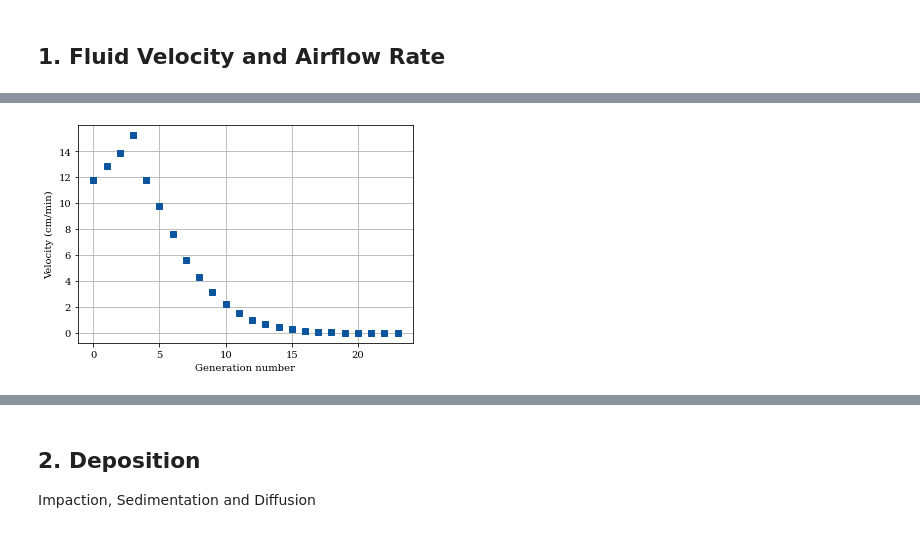
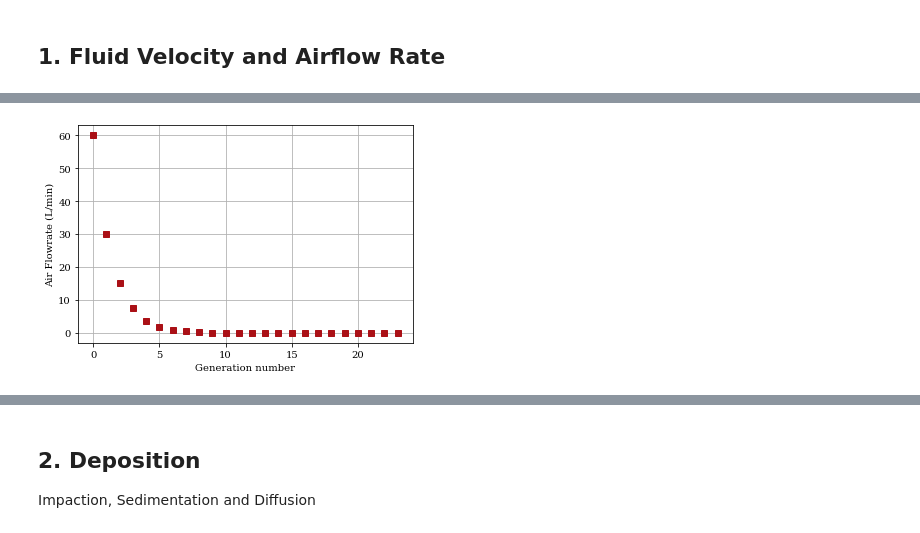
Before and after one commit to ManuelCarrascoY/MEC-BIO586, a Jupyter notebook: COVID Respiratory Modeling/COVID Modeling_Manuelv2.ipynb, the cells around one changed output, grey strips where cells are left out. Saved outputs shown, nothing was run; the diff lists cells and outputs as text; code cells hidden in the pictures.

```diff
--- a/COVID Respiratory Modeling/COVID Modeling_Manuelv2.ipynb
+++ b/COVID Respiratory Modeling/COVID Modeling_Manuelv2.ipynb
@@ -56,8 +56,13 @@ final_generation = 23
 lengths = np.array([12, 4.76, 1.9, 1.76, 1.27, 1.07, 0.9, 0.76, 0.64, 0.54, 0.46, 0.39, 0.33, 0.27, 0.23, 0.2, 0.165, 0.14, 0.12, 0.099, 0.083, 0.07, 0.059, 0.05])
 diameters = np.array([1.8, 1.22, 0.83, 0.56, 0.45, 0.35, 0.28, 0.23, 0.186, 0.154, 0.13, 0.109, 0.095, 0.082, 0.074, 0.061, 0.06, 0.054, 0.05, 0.047, 0.045, 0.043, 0.041, 0.04])
 
-lengths_SI = [0.01*element for element in lengths]
-diameters_SI = [0.01*element for element in diameters]
+lengths_SI = [0.01*element for element in lengths] #in m
+diameters_SI = [0.01*element for element in diameters] #in m
+
+airway_depth = np.zeros(final_generation+1) #in cm
+airway_depth[0]
+for i in range(1,final_generation+1):
+    airway_depth[i] = lengths[i-1] + airway_depth[i-1]
 # %% [markdown]
 ## 1. Fluid Velocity and Airflow Rate
 # %%
@@ -116,8 +72,0 @@ simple_plot(Q_paper, ylabel="Air Flowrate (L/min)", xlabel="Generation number")
-# %%
-u = get_velocities(Q0)
-
-u_paper = [6*u[i] for i in range(final_generation+1)]
-
-simple_plot(u_paper,"Blues", ylabel="Velocity (cm/min)", xlabel="Generation number")
-# %% [output]
-[figure, removed]
@@ -123,0 +88,34 @@ simple_plot(u_paper,"Blues", ylabel="Velocity (cm/min)", xlabel="Generation numb
+# %%
+def simple_plot(data, color_code="Reds", title="", ylabel="", xlabel=""):
+
+    sns.reset_orig()
+    sns.set_palette(sns.color_palette())
+    sns.set_color_codes()
+    sns.set_style({'font.family':'serif', 'font.serif':'Helvetica'})
+
+    colors = sns.color_palette(color_code)
+    colors.reverse()
+
+    fig_flow, ax_flow = plt.subplots()
+    ax_flow.set_title(title)
+    ax_flow.set_ylabel(ylabel)
+    ax_flow.set_xlabel(xlabel)
+    ax_flow.xaxis.grid()
+    ax_flow.yaxis.grid()
+
+    final_colors = [colors[0]]
+    final_lines = ['-']
+    final_markers = ['s']
+    final_labels = ["label"]
+    for i in range(final_generation+1):
+        ax_flow.plot(i, data[i], color=final_colors[0],
+                     marker=final_markers[0], label=final_labels[0],
+                     linestyle=final_lines[0])
+# %%
+Q = get_flow_rates(Q0*2)
+
+Q_paper = [60000*Q[i] for i in range(final_generation+1)]
+
+simple_plot(Q_paper, ylabel="Air Flowrate (L/min)", xlabel="Generation number")
+# %% [output]
+[figure, added]
```
Also changed, not shown: parts of 37 cells of this notebook.
